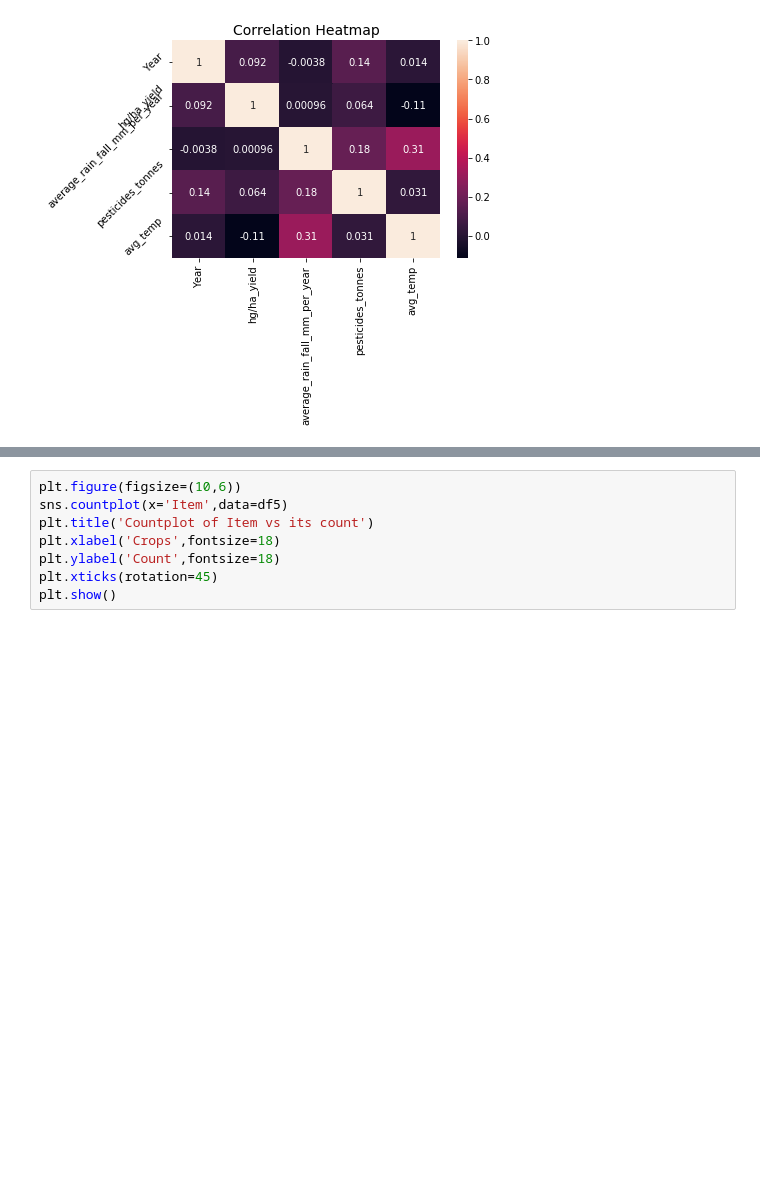
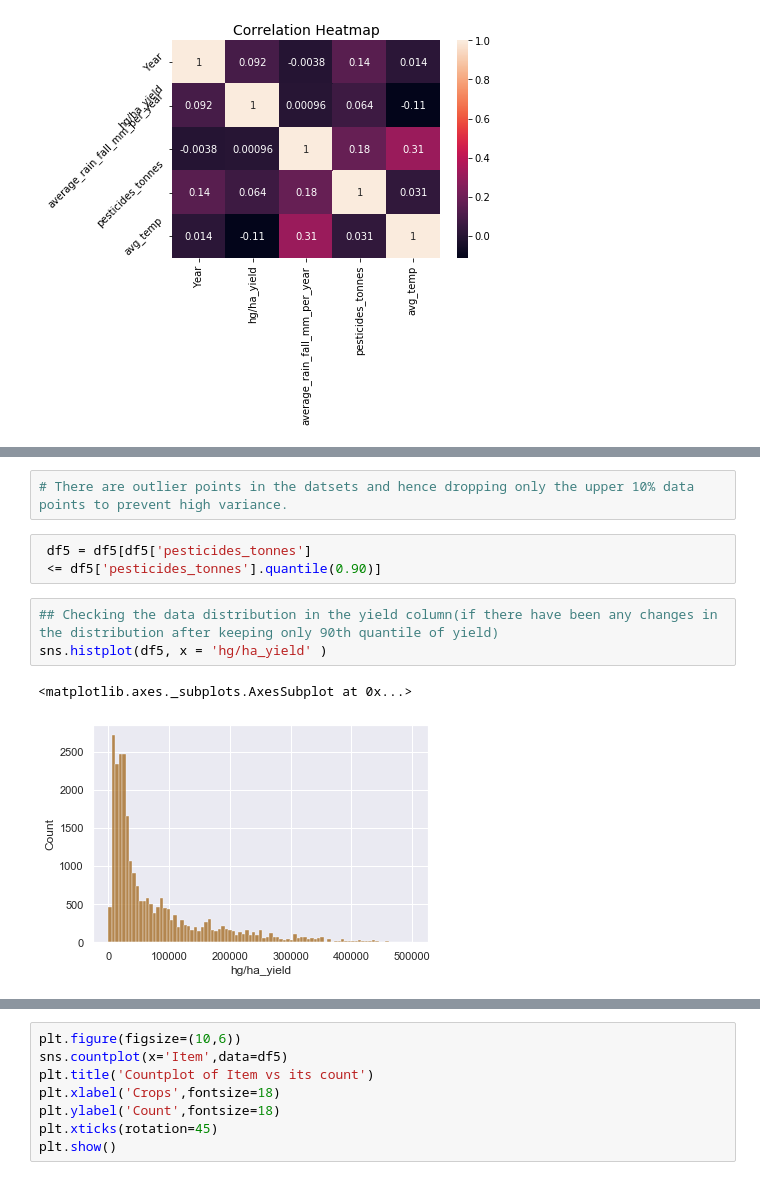
Before and after one commit to Prtb0/EDA_cropyield_prediction, a Jupyter notebook: EDA/EDA_cropyield_prediction.ipynb, the cells around one changed output, grey strips where cells are left out. Saved outputs shown, nothing was run; the diff lists cells and outputs as text; blank space fills up the shorter version.

```diff
--- a/EDA_cropyield_prediction.ipynb
+++ b/EDA/EDA_cropyield_prediction.ipynb
@@ -464,0 +483,11 @@ Text(0.5, 1, 'Correlation Heatmap')
+# %%
+# There are outlier points in the datsets and hence dropping only the upper 10% data points to prevent high variance.
+# %%
+ df5 = df5[df5['pesticides_tonnes']
+ <= df5['pesticides_tonnes'].quantile(0.90)]
+# %%
+## Checking the data distribution in the yield column(if there have been any changes in the distribution after keeping only 90th quantile of yield)
+sns.histplot(df5, x = 'hg/ha_yield' )
+# %% [output]
+<matplotlib.axes._subplots.AxesSubplot at 0x...>
+[figure, added]
```
Also changed, not shown: parts of 6 cells of this notebook.
